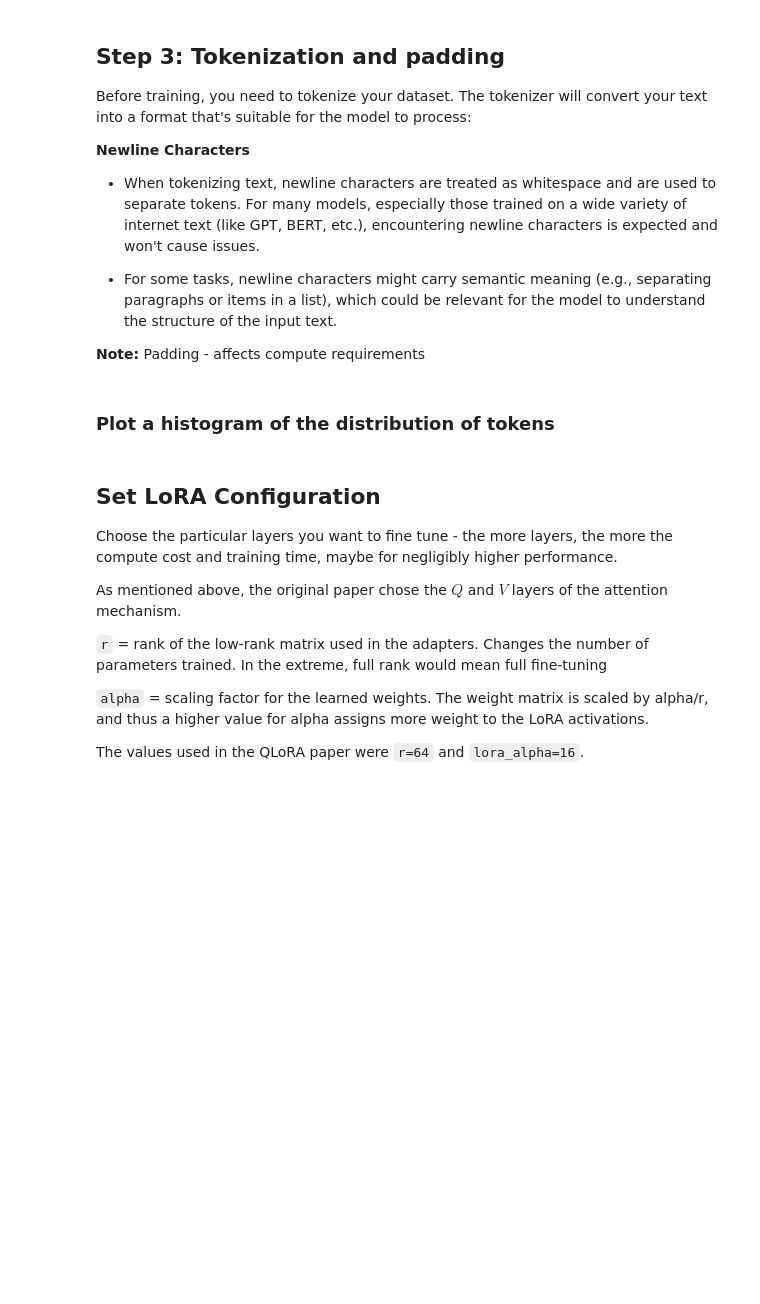
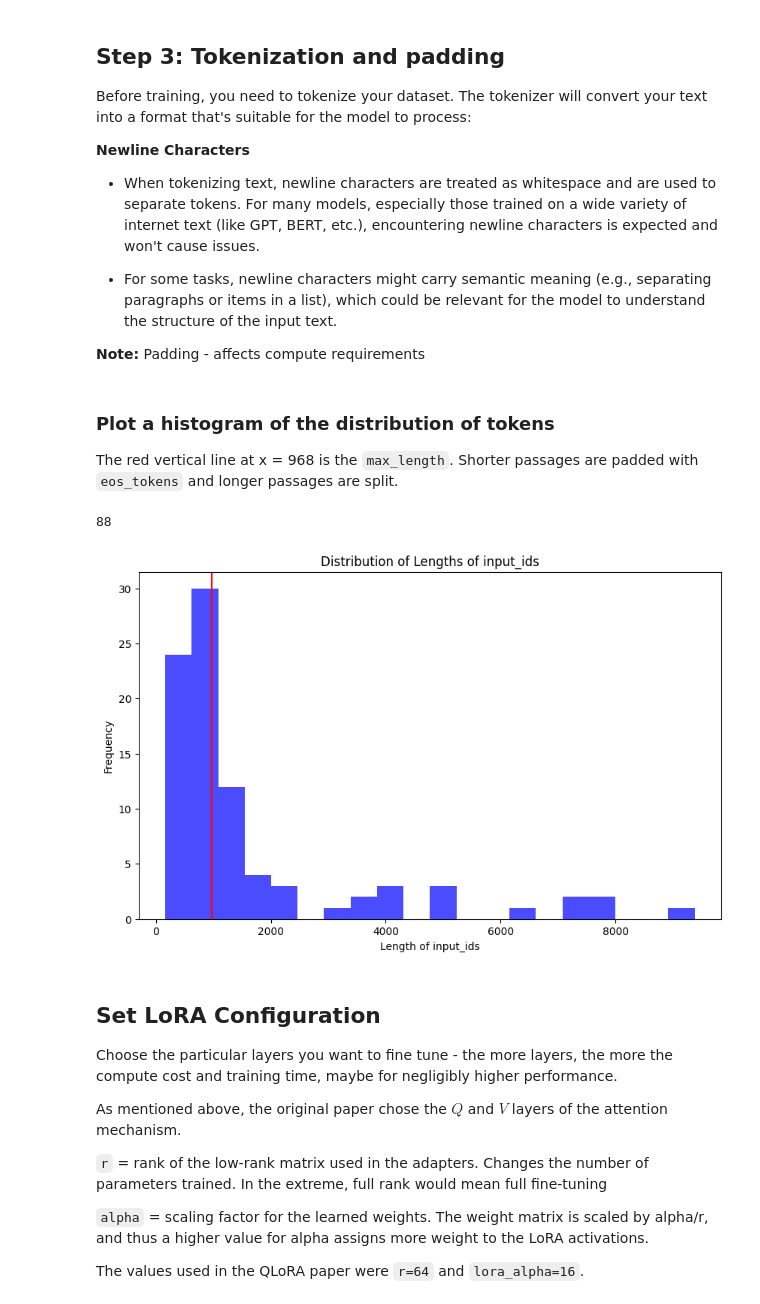
Before and after one commit to hkumar747/llm-json, a Jupyter notebook: 03_hf_mistral_finetune222.ipynb, the cells around one changed output. Cells and saved outputs as stored; diff of their text form; code cells hidden in the pictures; blank space fills up the shorter version.

Commit message:
training successful

```diff
--- a/03_hf_mistral_finetune222.ipynb
+++ b/03_hf_mistral_finetune222.ipynb
@@ -349,37 +354,36 @@ tokenizer.pad_token = tokenizer.eos_token
 
 # Tokenize the dataset
 def tokenize_function(examples):
-    return tokenizer(examples["text"],
+    return tokenizer(train_dataset["user"],
                      max_length=max_length,padding="max_length", truncation=True)
 
 tokenized_train_dataset = train_dataset.map(tokenize_function, batched=True)
+# tokenized_val_dataset = val_dataset.map(tokenize_function, batched=True)
 # %% [markdown]
 ### Plot a histogram of the distribution of tokens
+
+The red vertical line at x = 968 is the `max_length`. Shorter passages are padded with `eos_tokens` and longer passages are split.
 # %%
 import matplotlib.pyplot as plt
 
 
-# Tokenize the dataset
-def tokenize_function(examples):
-    return tokenizer(examples["text"],
-                     max_length=max_length,padding="max_length", truncation=True)
-
-tokenized_train_dataset = train_dataset.map(tokenize_function, batched=True)
-
-def plot_data_lengths(tokenized_train_dataset, tokenized_val_dataset):
-    lengths = [len(x['input_ids']) for x in tokenized_train_dataset]
-    lengths += [len(x['input_ids']) for x in tokenized_val_dataset]
+def plot_data_lengths(tokenized_train_dataset):
+    lengths = [len(x['user']) for x in tokenized_train_dataset]
+    # lengths += [len(x['input_ids']) for x in tokenized_val_dataset]
     print(len(lengths))
 
     # Plotting the histogram
     plt.figure(figsize=(10, 6))
     plt.hist(lengths, bins=20, alpha=0.7, color='blue')
     plt.xlabel('Length of input_ids')
     plt.ylabel('Frequency')
     plt.title('Distribution of Lengths of input_ids')
+    plt.axvline(x=968, color='red')
     plt.show()
-
-plot_data_lengths(tokenized_train_dataset, tokenized_val_dataset)
+plot_data_lengths(tokenized_train_dataset)
+# %% [output]
+88
+[figure, added]
 # %% [markdown]
 ## Set LoRA Configuration
 
```
Also changed, not shown: parts of 20 cells of this notebook.
